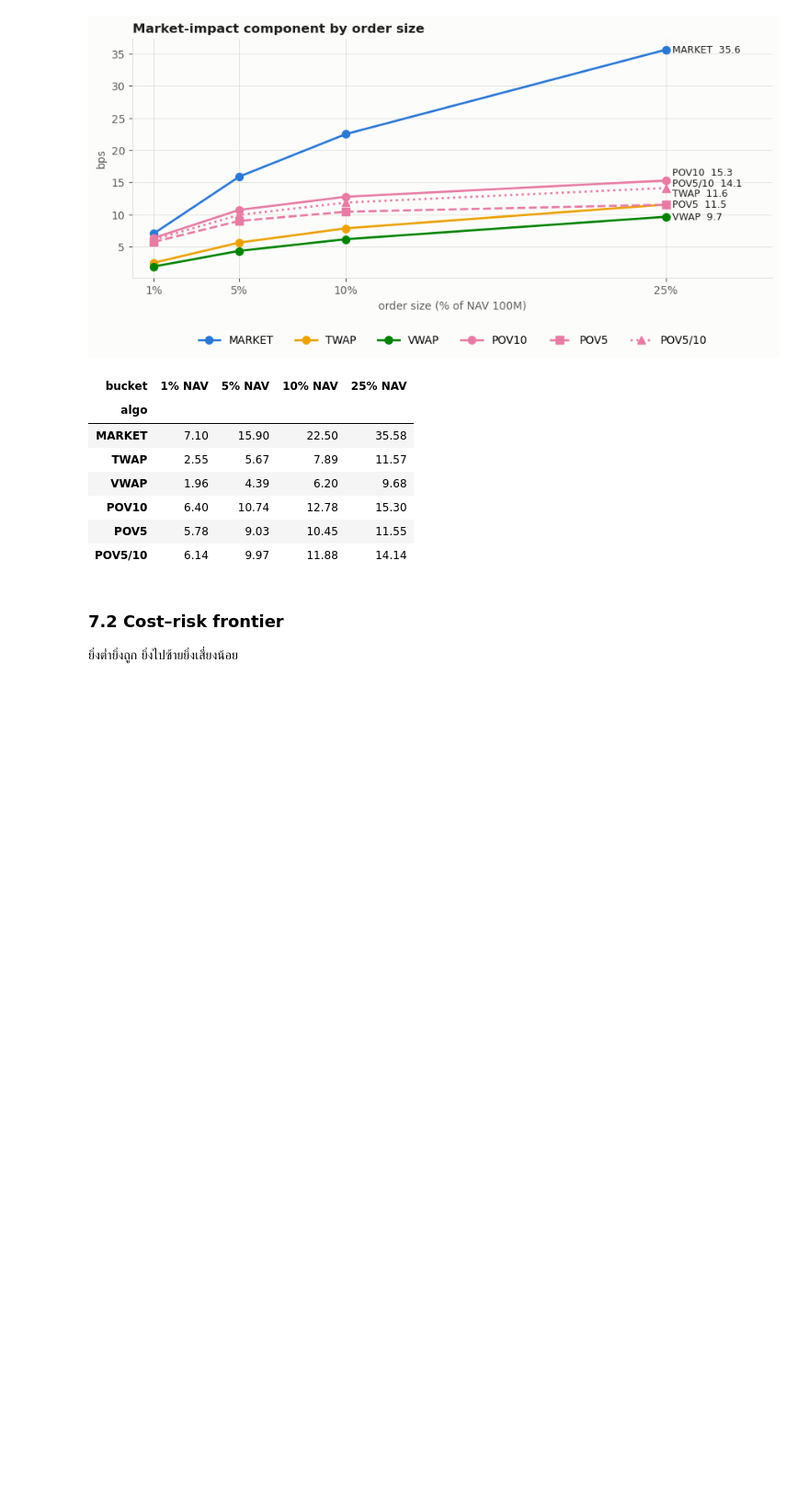
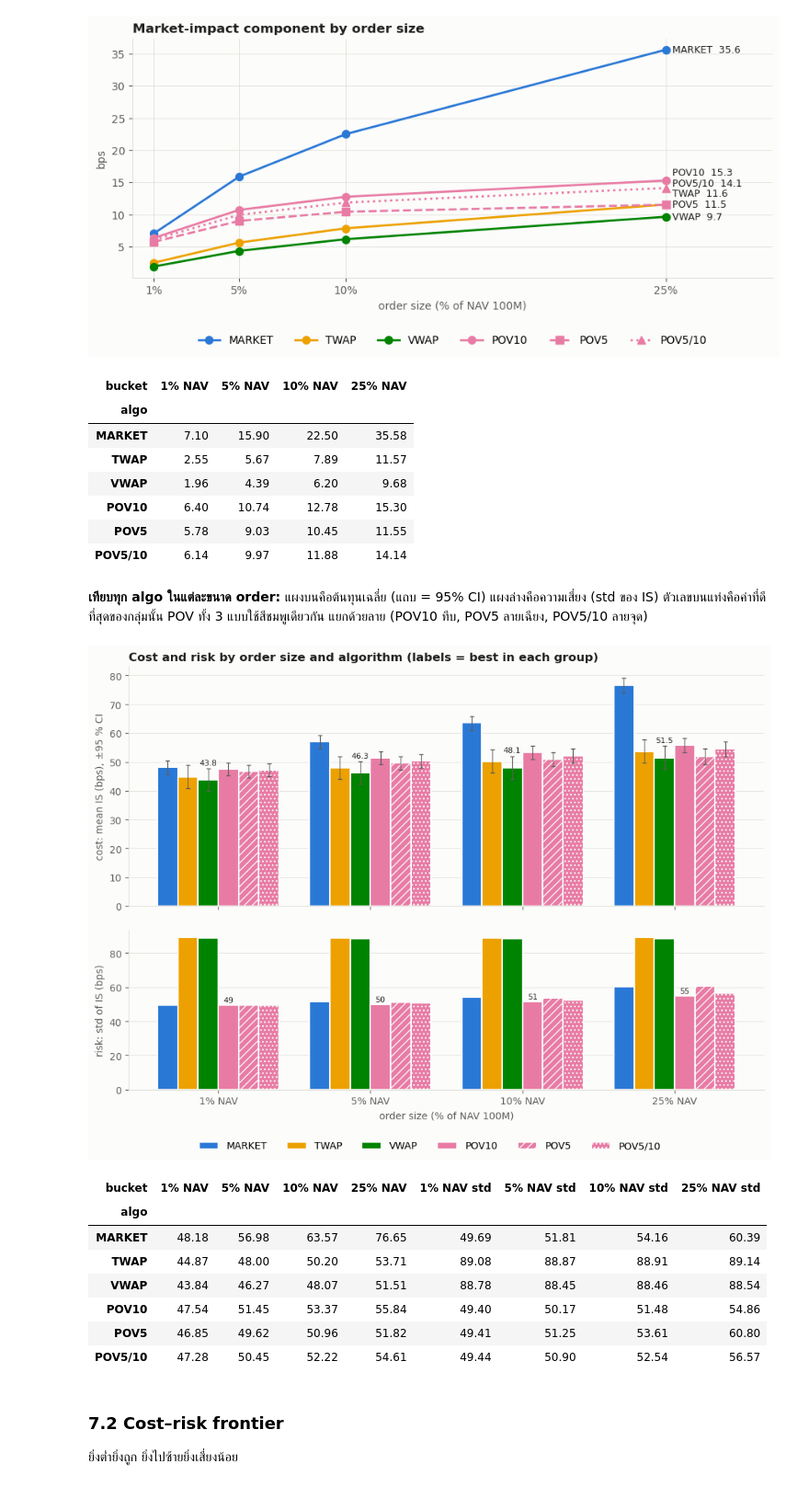
Before and after one commit to Josh-Bear/Quantitative-modeler, a Jupyter notebook: execution_research/Research.ipynb, the cells around one changed output. Shown at 92% size. Saved outputs shown, nothing was run; the diff lists cells and outputs as text; code cells hidden in the pictures; blank space fills up the shorter version.

```diff
--- a/execution_research/Research.ipynb
+++ b/execution_research/Research.ipynb
@@ -184,6 +184,24 @@ display(summ.pivot(index="algo", columns="bucket", values="impact_mean")[sorted(
 | POV10 | 6.40 | 10.74 | 12.78 | 15.30 |
 | POV5 | 5.78 | 9.03 | 10.45 | 11.55 |
 | POV5/10 | 6.14 | 9.97 | 11.88 | 14.14 |
+# %% [markdown]
+**เทียบทุก algo ในแต่ละขนาด order:** แผงบนคือต้นทุนเฉลี่ย (แถบ = 95% CI) แผงล่างคือความเสี่ยง (std ของ IS) ตัวเลขบนแท่งคือค่าที่ดีที่สุดของกลุ่มนั้น POV ทั้ง 3 แบบใช้สีชมพูเดียวกัน แยกด้วยลาย (POV10 ทึบ, POV5 ลายเฉียง, POV5/10 ลายจุด)
+# %%
+plots.size_algo_bars(summ); plt.show()
+cols = sorted(summ.bucket.unique(), key=lambda b: float(b.split("%")[0]))
+mean_t = summ.pivot(index="algo", columns="bucket", values="is_mean")[cols]
+std_t = summ.pivot(index="algo", columns="bucket", values="is_std")[cols]
+display(mean_t.join(std_t, rsuffix=" std"))
+# %% [output]
+[figure, added]
+| bucket | 1% NAV | 5% NAV | 10% NAV | 25% NAV | 1% NAV std | 5% NAV std | 10% NAV std | 25% NAV std |
+| algo |  |  |  |  |  |  |  |  |
+| MARKET | 48.18 | 56.98 | 63.57 | 76.65 | 49.69 | 51.81 | 54.16 | 60.39 |
+| TWAP | 44.87 | 48.00 | 50.20 | 53.71 | 89.08 | 88.87 | 88.91 | 89.14 |
+| VWAP | 43.84 | 46.27 | 48.07 | 51.51 | 88.78 | 88.45 | 88.46 | 88.54 |
+| POV10 | 47.54 | 51.45 | 53.37 | 55.84 | 49.40 | 50.17 | 51.48 | 54.86 |
+| POV5 | 46.85 | 49.62 | 50.96 | 51.82 | 49.41 | 51.25 | 53.61 | 60.80 |
+| POV5/10 | 47.28 | 50.45 | 52.22 | 54.61 | 49.44 | 50.90 | 52.54 | 56.57 |
 # %% [markdown]
 ### 7.2 Cost–risk frontier
 ยิ่งต่ำยิ่งถูก ยิ่งไปซ้ายยิ่งเสี่ยงน้อย
```
Also changed, not shown: 1 other file.
